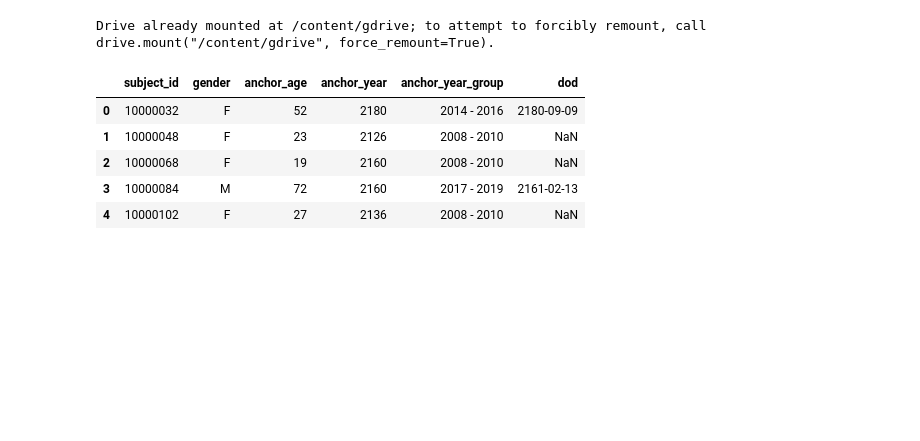
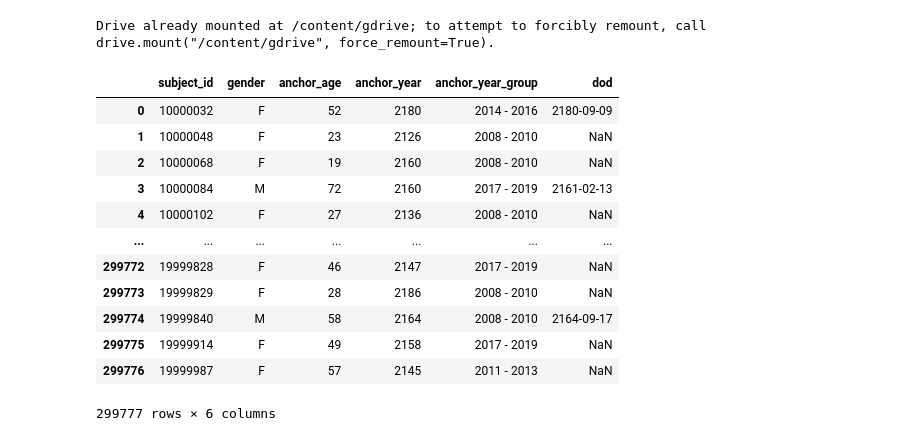
Before and after one commit to iupui-soic/pybootcamp, a Jupyter notebook: saptarshi_day5.ipynb, the cells around one changed output. Saved outputs shown, nothing was run; the diff lists cells and outputs as text; code cells hidden in the pictures; blank space fills up the shorter version.

Commit message:
trying some EDA on mimic-iv

```diff
--- a/saptarshi_day5.ipynb
+++ b/saptarshi_day5.ipynb
@@ -7,12 +7,20 @@ drive.mount('/content/gdrive')
 Drive already mounted at /content/gdrive; to attempt to forcibly remount, call drive.mount("/content/gdrive", force_remount=True).
 # %%
 import pandas as pd
-df = pd.read_csv('/content/gdrive/MyDrive/mimic-iv/patients.csv.gz')
-df.head()
+import matplotlib.pyplot as plt
+df_patients = pd.read_csv('/content/gdrive/MyDrive/mimic-iv/patients.csv.gz')
+df_patients
 # %% [output]
 |  | subject_id | gender | anchor_age | anchor_year | anchor_year_group | dod |
 | 0 | 10000032 | F | 52 | 2180 | 2014 - 2016 | 2180-09-09 |
 | 1 | 10000048 | F | 23 | 2126 | 2008 - 2010 | NaN |
 | 2 | 10000068 | F | 19 | 2160 | 2008 - 2010 | NaN |
 | 3 | 10000084 | M | 72 | 2160 | 2017 - 2019 | 2161-02-13 |
 | 4 | 10000102 | F | 27 | 2136 | 2008 - 2010 | NaN |
+| ... | ... | ... | ... | ... | ... | ... |
+| 299772 | 19999828 | F | 46 | 2147 | 2017 - 2019 | NaN |
+| 299773 | 19999829 | F | 28 | 2186 | 2008 - 2010 | NaN |
+| 299774 | 19999840 | M | 58 | 2164 | 2008 - 2010 | 2164-09-17 |
+| 299775 | 19999914 | F | 49 | 2158 | 2017 - 2019 | NaN |
+| 299776 | 19999987 | F | 57 | 2145 | 2011 - 2013 | NaN |
+299777 rows × 6 columns
```
Also changed, not shown: parts of 6 cells of this notebook.
